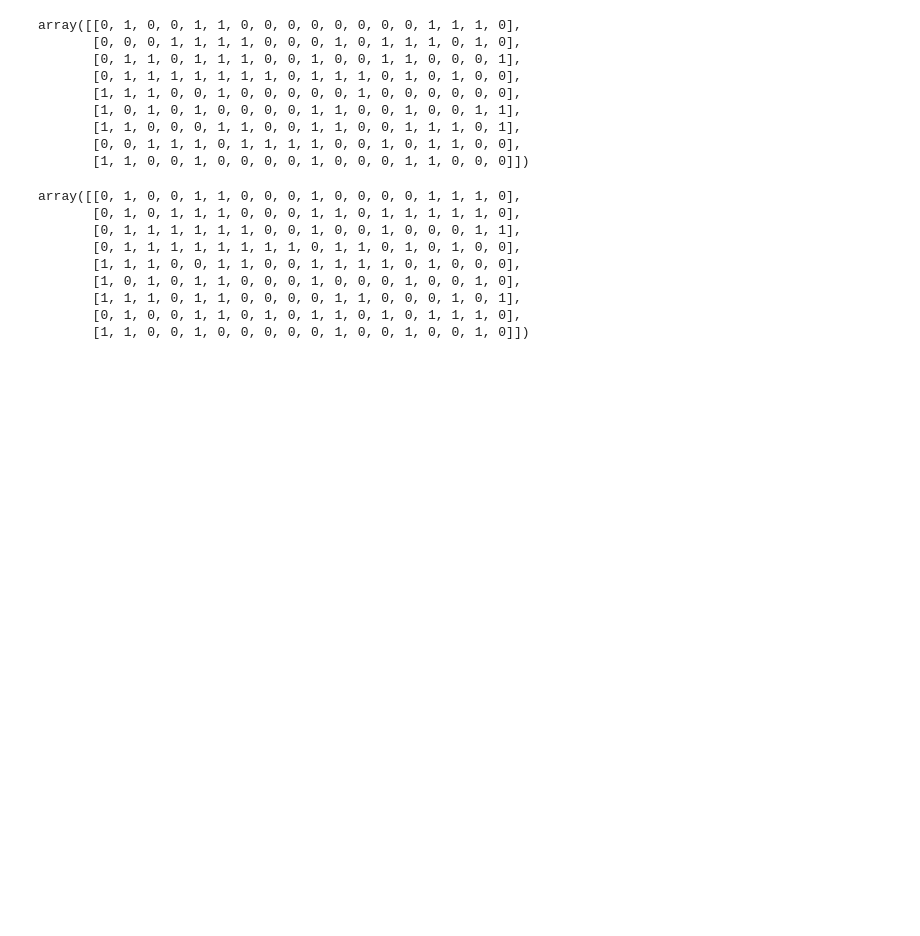
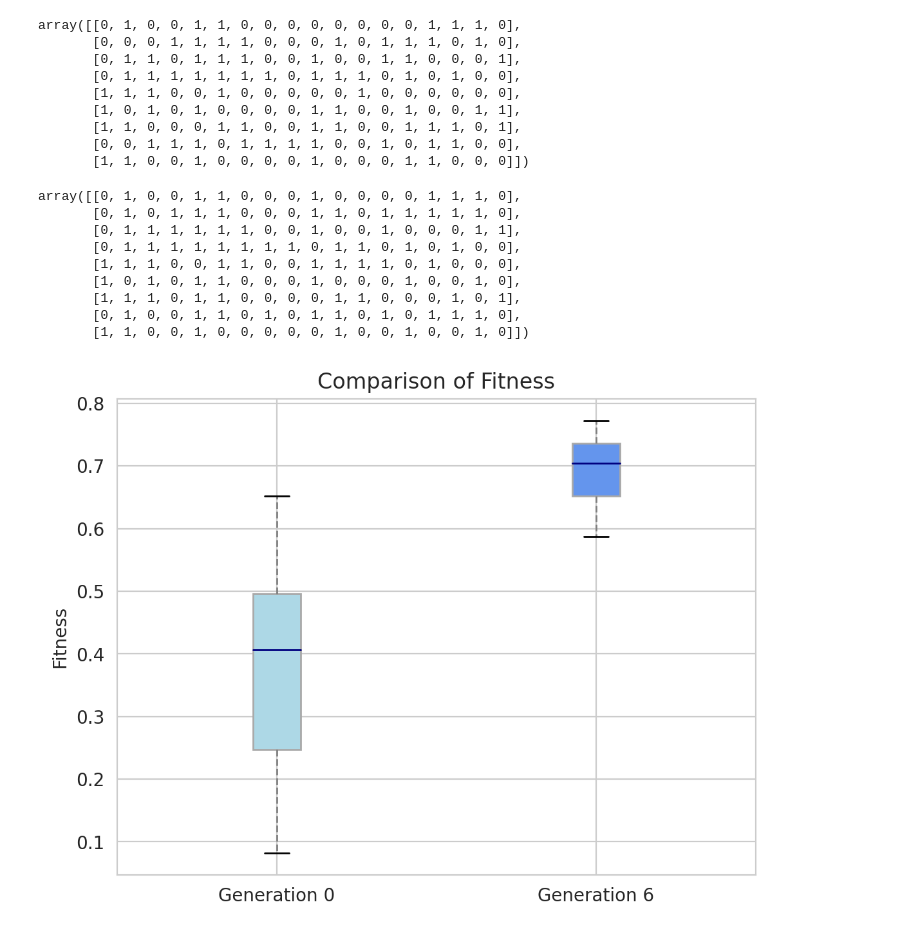
Before and after one commit to sypsyp97/Genetic_NAS, a Jupyter notebook: test.ipynb, the cells around one changed output. Drawn from its saved outputs; the diff is of its cells as text; code cells hidden in the pictures; blank space fills up the shorter version.

```diff
--- a/test.ipynb
+++ b/test.ipynb
@@ -3,5 +5,5 @@ import pickle
 # %%
-with open('results_16032023200808/generation_0/fitness_list.pkl', 'rb') as f:
+with open('results_20032023191248/generation_0/fitness_list.pkl', 'rb') as f:
     data = pickle.load(f)
     f.close()
 # %%
@@ -61,24 +63,32 @@ model_summary(model)
 # %%
 import matplotlib.pyplot as plt
 import seaborn as sns
 
+with open('results_14032023164450/generation_0/fitness_list.pkl', 'rb') as f:
+    fitness_0 = pickle.load(f)
+    f.close()
+fitness_0 = [i for i in fitness_0 if i != 0]
+with open('results_14032023164450/generation_6/fitness_list.pkl', 'rb') as f:
+    fitness_6 = pickle.load(f)
+    f.close()
+fitness_6 = [i for i in fitness_6 if i != 0]
+
 sns.set_style('whitegrid')
-
-fitness_0 = [0.6566757559776306, 0.5449591279029846, 0.7166212797164917, 0.6239781975746155, 0.7411444187164307, 0.7820163369178772, 0.42234331369400024, 0.30517712235450745, 0.6076294183731079, 0.23160763084888458, 0.2888283431529999, 0.23160763084888458, 0.4359672963619232, 0.4550408720970154, 0.7356948256492615, 0.6021798253059387, 0.6702997088432312, 0.2179836481809616, 0.7411444187164307, 0.7029972672462463, 0.47956404089927673, 0.7166212797164917, 0.7411444187164307, 0.23160763084888458, 0.6021798253059387]
-fitness_11 = [0.8283378481864929, 0.7602179646492004, 0.8474114537239075, 0.7629427909851074, 0.8147138953208923, 0.8283378481864929, 0.8174387216567993, 0.8283378481864929, 0.7901907563209534, 0.7983651161193848, 0.7465940117835999, 0.7683923840522766, 0.8092643022537231, 0.7711171507835388, 0.7465940117835999, 0.7711171507835388, 0.7629427909851074, 0.7901907563209534, 0.7820163369178772, 0.8119891285896301, 0.8228882551193237, 0.8256130814552307, 0.8065395355224609, 0.7901907563209534, 0.8010899424552917]
 
 fig, ax = plt.subplots()
 boxprops = dict(linestyle='-', color='darkgray')
 medianprops = dict(linestyle='-', color='navy')
 whiskerprops = dict(linestyle='--', color='gray')
 
-bp = ax.boxplot([fitness_0, fitness_11], boxprops=boxprops, medianprops=medianprops, whiskerprops=whiskerprops, showfliers=False, patch_artist=True)
+bp = ax.boxplot([fitness_0, fitness_6], boxprops=boxprops, medianprops=medianprops, whiskerprops=whiskerprops, showfliers=False, patch_artist=True)
 colors = ['lightblue', 'cornflowerblue']
 for patch, color in zip(bp['boxes'], colors):
     patch.set_facecolor(color)
 
-ax.set_xticklabels(['Generation 0', 'Generation 11'])
+ax.set_xticklabels(['Generation 0', 'Generation 6'])
 ax.set_ylabel('Fitness')
 ax.tick_params(axis='both')
 ax.set_title('Comparison of Fitness')
 plt.show()
+# %% [output]
+[figure, added]
```
Also changed, not shown: parts of 6 cells of this notebook.
